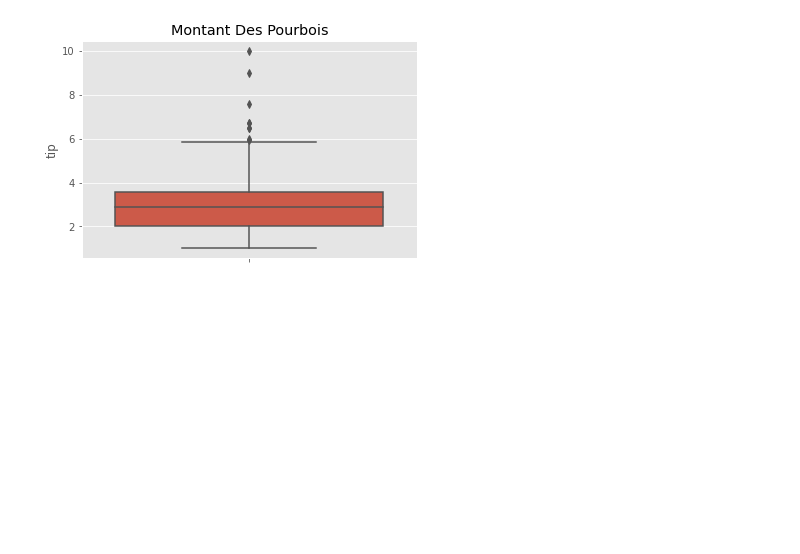
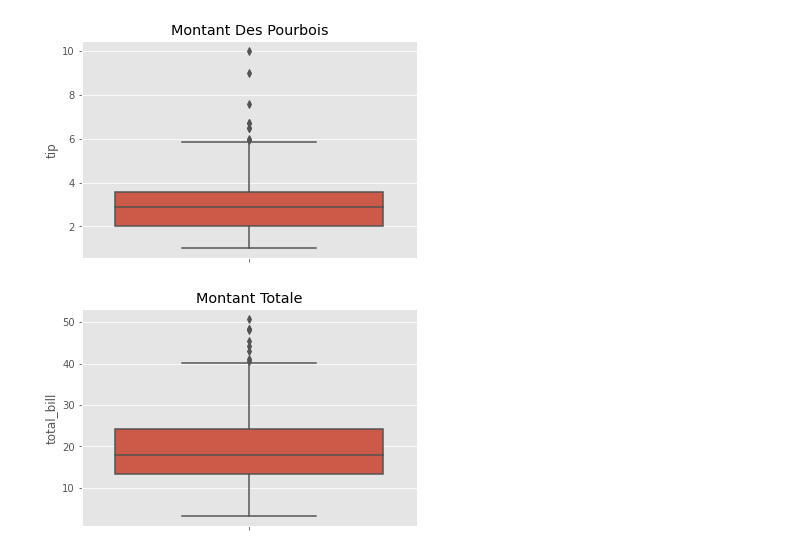
Before and after one commit to camara94/Statistique_pour_la_datascience, a Jupyter notebook: Visualisation univariée des données.ipynb, the cells around one changed output. Saved outputs shown, nothing was run; the diff lists cells and outputs as text; code cells hidden in the pictures; blank space fills up the shorter version.

```diff
--- a/Visualisation univariée des données.ipynb
+++ b/Visualisation univariée des données.ipynb
@@ -99,4 +99,6 @@ sns.boxplot(y=df.tip).set_title('Montant Des Pourbois');
 # %%
 # Boîte à moustaches de totale bill
 
-s
+sns.boxplot(y=df.total_bill).set_title('Montant Totale');
+# %% [output]
+[figure, added]
```
Also changed, not shown: parts of 3 cells of this notebook.
